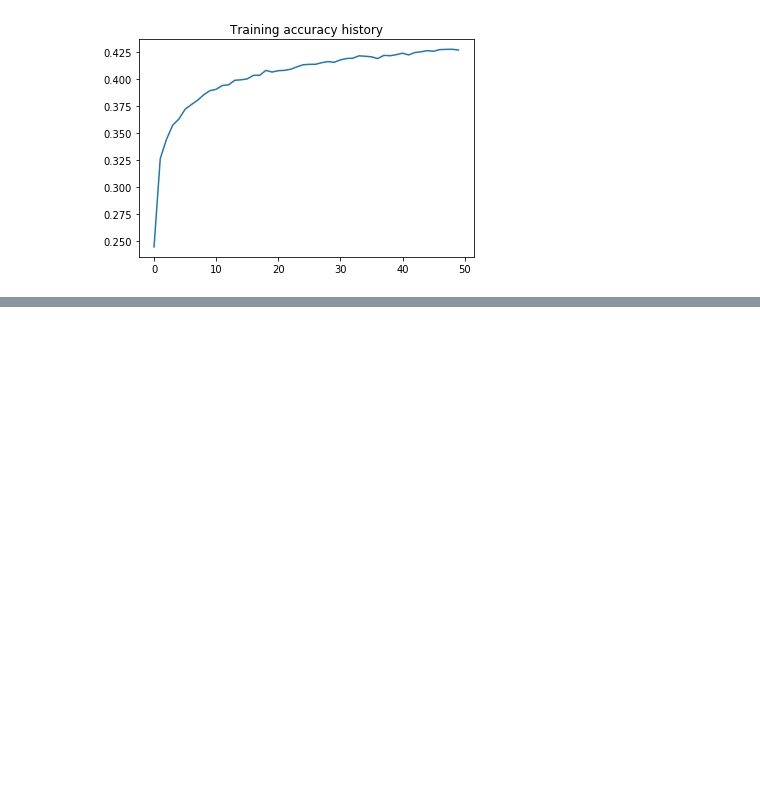
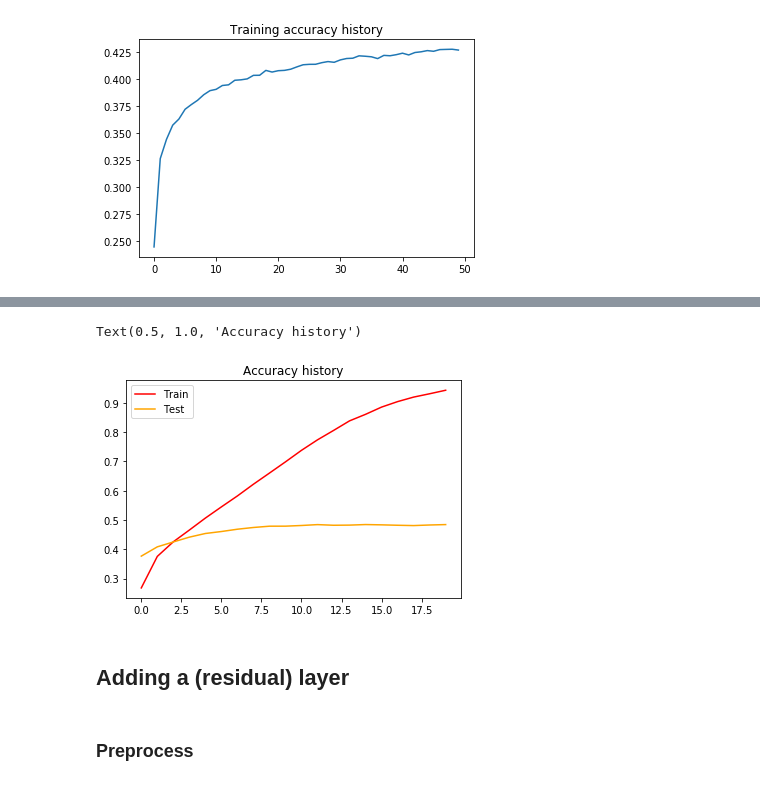
Before and after one commit to tuanh208/FoodVisor-TMM, a Jupyter notebook: FoodVisor_VGG.ipynb, the cells around one changed output, grey strips where cells are left out. Saved outputs shown, nothing was run; the diff lists cells and outputs as text; code cells hidden in the pictures; blank space fills up the shorter version.

```diff
--- a/FoodVisor_VGG.ipynb
+++ b/FoodVisor_VGG.ipynb
@@ -483,0 +688,13 @@ Clipping input data to the valid range for imshow with RGB data ([0..1] for floa
+# %%
+plt.plot(history[1], color ='red',label = 'Train')
+plt.plot(history[3], color ='orange', label = 'Test')
+plt.legend()
+plt.plot()
+plt.title("Accuracy history")
+# %% [output]
+Text(0.5, 1.0, 'Accuracy history')
+[figure, added]
+# %% [markdown]
+## Adding a (residual) layer
+# %% [markdown]
+### Preprocess
```
Also changed, not shown: parts of 65 cells of this notebook, 1 other file.
